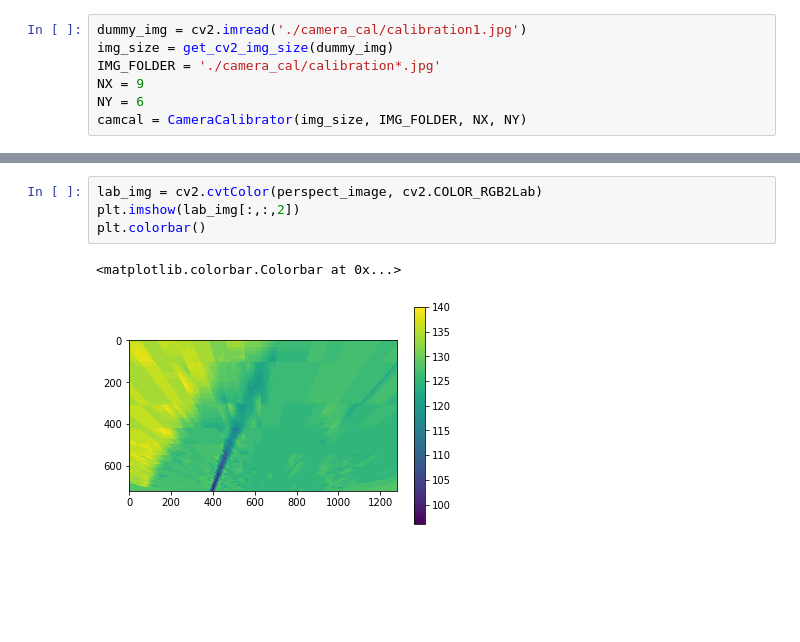
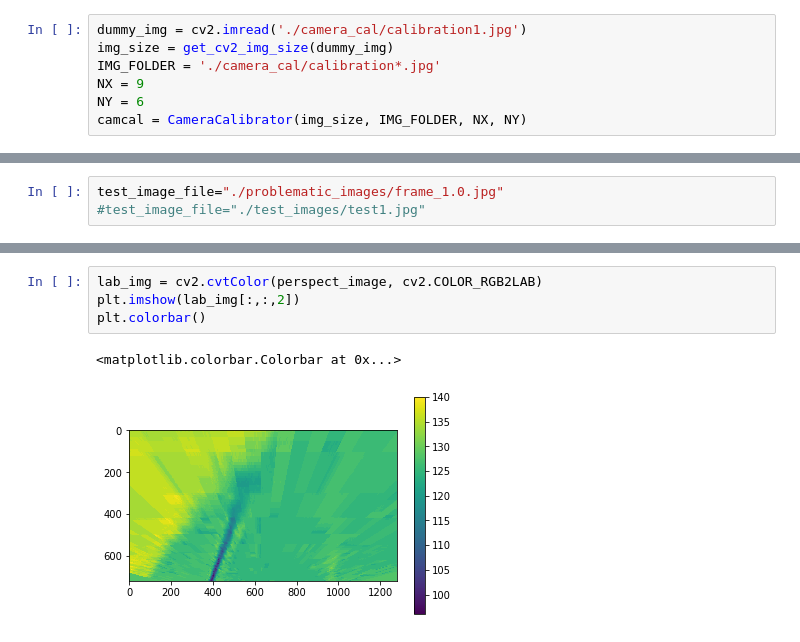
Before and after one commit to kanhua/CarND-Advanced-Lane-Lines, a Jupyter notebook: challenge video image analysis.ipynb, the cells around one changed output, grey strips where cells are left out. Cells and saved outputs as stored; diff of their text form; blank space fills up the shorter version.

```diff
--- a/challenge video image analysis.ipynb
+++ b/challenge video image analysis.ipynb
@@ -19,3 +17,6 @@ test_image_file="./problematic_images/frame_0.5.jpg"
+# %%
+test_image_file="./problematic_images/frame_1.0.jpg"
+#test_image_file="./test_images/test1.jpg"
 # %%
 test_image = cv2.imread(test_image_file)
 n_image = camcal.transform(test_image)
@@ -75,7 +191,7 @@ plt.imshow(sobel_img)
 # %%
-lab_img = cv2.cvtColor(perspect_image, cv2.COLOR_RGB2Lab)
+lab_img = cv2.cvtColor(perspect_image, cv2.COLOR_RGB2LAB)
 plt.imshow(lab_img[:,:,2])
 plt.colorbar()
 # %% [output]
 <matplotlib.colorbar.Colorbar at 0x...>
-[figure, old version]
+[figure, new version]
```
Also changed, not shown: parts of 37 cells of this notebook, 5 other files.
